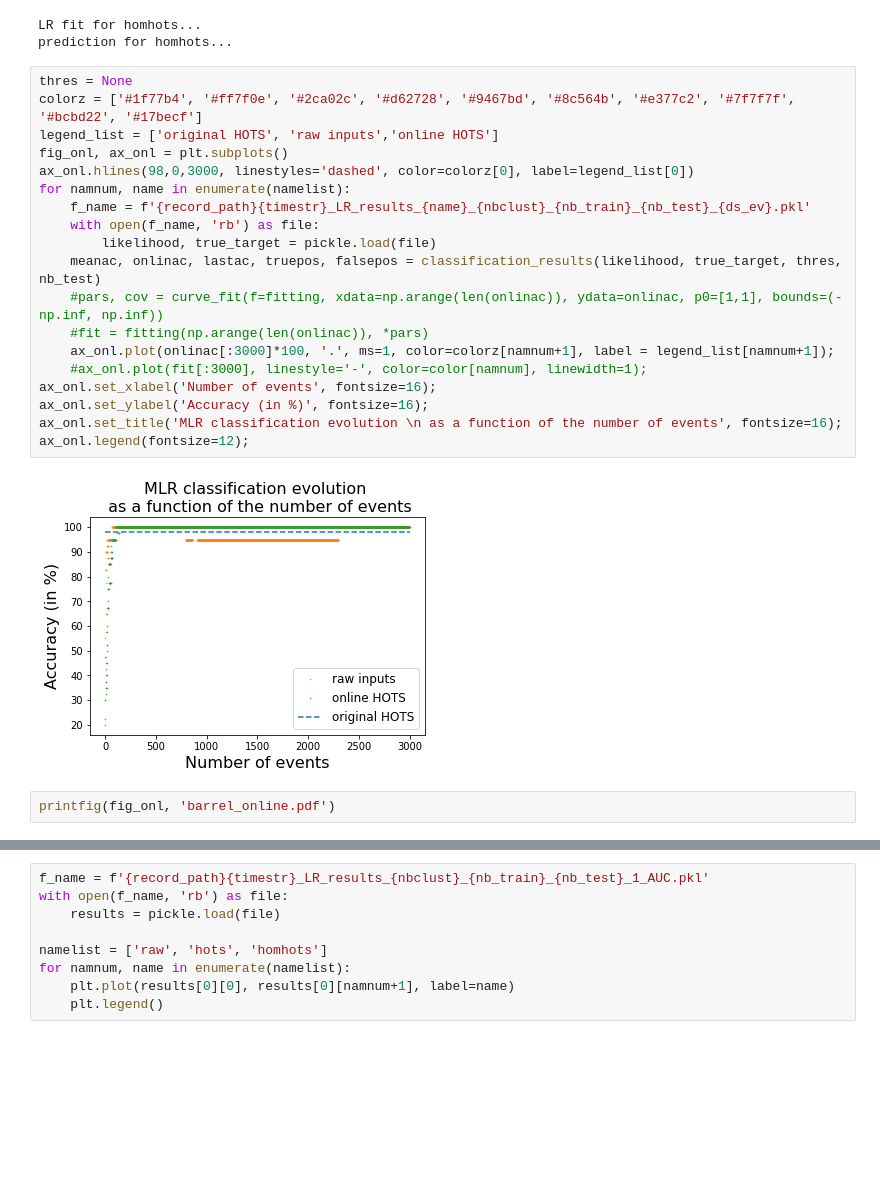
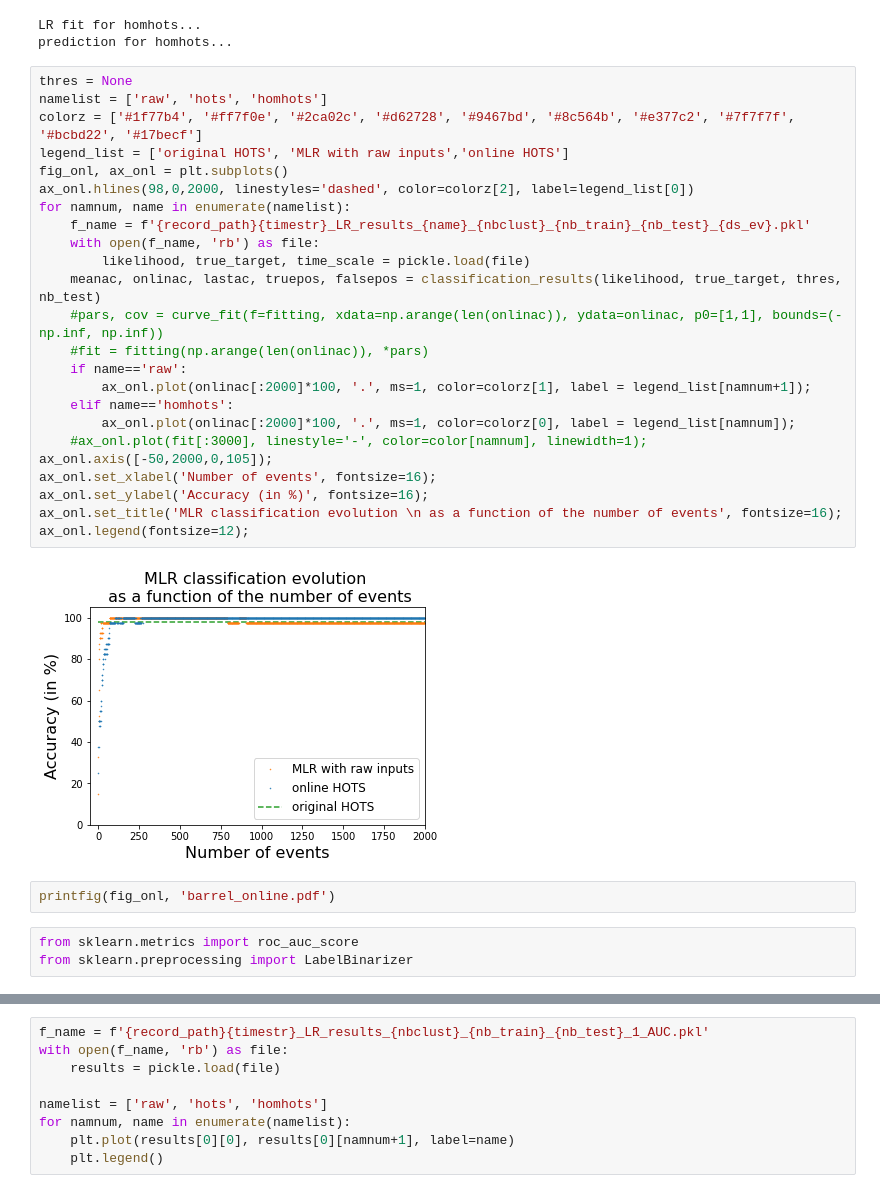
Before and after one commit to SpikeAI/HOTS, a Jupyter notebook: notebooks/RESULTS_01_SimpleAlphabet.ipynb, the cells around one changed output, grey strips where cells are left out. Drawn from its saved outputs; the diff is of its cells as text; blank space fills up the shorter version.

```diff
--- a/notebooks/RESULTS_01_SimpleAlphabet.ipynb
+++ b/notebooks/RESULTS_01_SimpleAlphabet.ipynb
@@ -131,25 +138,33 @@ LR fit for homhots...
 prediction for homhots...
 # %%
 thres = None
+namelist = ['raw', 'hots', 'homhots']
 colorz = ['#1f77b4', '#ff7f0e', '#2ca02c', '#d62728', '#9467bd', '#8c564b', '#e377c2', '#7f7f7f', '#bcbd22', '#17becf']
-legend_list = ['original HOTS', 'raw inputs','online HOTS']
+legend_list = ['original HOTS', 'MLR with raw inputs','online HOTS']
 fig_onl, ax_onl = plt.subplots()
-ax_onl.hlines(98,0,3000, linestyles='dashed', color=colorz[0], label=legend_list[0])
+ax_onl.hlines(98,0,2000, linestyles='dashed', color=colorz[2], label=legend_list[0])
 for namnum, name in enumerate(namelist):
     f_name = f'{record_path}{timestr}_LR_results_{name}_{nbclust}_{nb_train}_{nb_test}_{ds_ev}.pkl'
     with open(f_name, 'rb') as file:
-        likelihood, true_target = pickle.load(file)
+        likelihood, true_target, time_scale = pickle.load(file)
     meanac, onlinac, lastac, truepos, falsepos = classification_results(likelihood, true_target, thres, nb_test)
     #pars, cov = curve_fit(f=fitting, xdata=np.arange(len(onlinac)), ydata=onlinac, p0=[1,1], bounds=(-np.inf, np.inf))
     #fit = fitting(np.arange(len(onlinac)), *pars)
-    ax_onl.plot(onlinac[:3000]*100, '.', ms=1, color=colorz[namnum+1], label = legend_list[namnum+1]);
+    if name=='raw':
+        ax_onl.plot(onlinac[:2000]*100, '.', ms=1, color=colorz[1], label = legend_list[namnum+1]);
+    elif name=='homhots':
+        ax_onl.plot(onlinac[:2000]*100, '.', ms=1, color=colorz[0], label = legend_list[namnum]);
     #ax_onl.plot(fit[:3000], linestyle='-', color=color[namnum], linewidth=1);
+ax_onl.axis([-50,2000,0,105]);
 ax_onl.set_xlabel('Number of events', fontsize=16);
 ax_onl.set_ylabel('Accuracy (in %)', fontsize=16);
 ax_onl.set_title('MLR classification evolution \n as a function of the number of events', fontsize=16);
 ax_onl.legend(fontsize=12);
 # %% [output]
-[figure, old version]
+[figure, new version]
 # %%
 printfig(fig_onl, 'barrel_online.pdf')
+# %%
+from sklearn.metrics import roc_auc_score
+from sklearn.preprocessing import LabelBinarizer
 # %%
```
Also changed, not shown: parts of 3 cells of this notebook, 2 other files.
